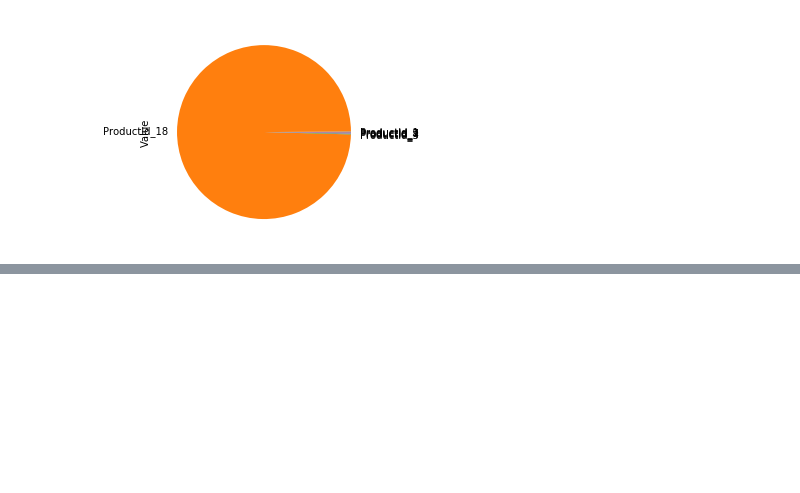
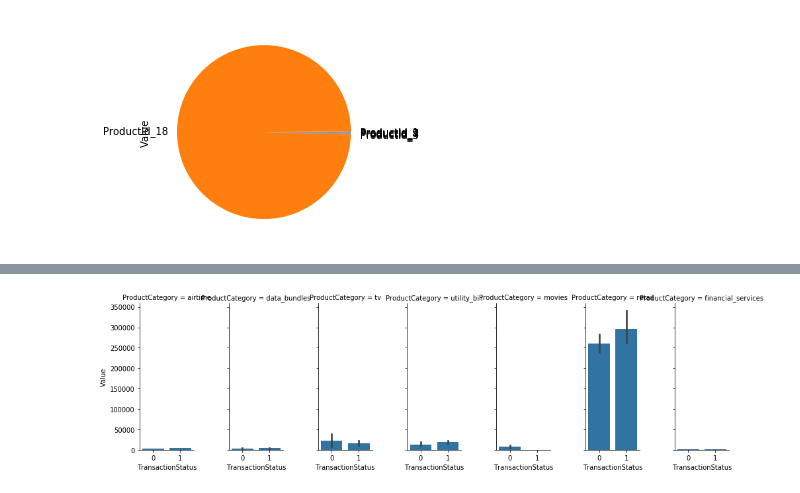
Before and after one commit to H-u-g-o/Credit-Score, a Jupyter notebook: Credit Score.ipynb, the cells around one changed output, grey strips where cells are left out. Cells and saved outputs as stored; diff of their text form; code cells hidden in the pictures; blank space fills up the shorter version.

```diff
--- a/Credit Score.ipynb
+++ b/Credit Score.ipynb
@@ -139,0 +156,5 @@ groupby_ProductId.Value.plot(kind='pie')
+# %%
+g = sns.FacetGrid(train_df, col="ProductCategory", height=4, aspect=.5)
+g.map(sns.barplot, "TransactionStatus", "Value");
+# %% [output]
+[figure, added]
```
Also changed, not shown: parts of 3 cells of this notebook.
